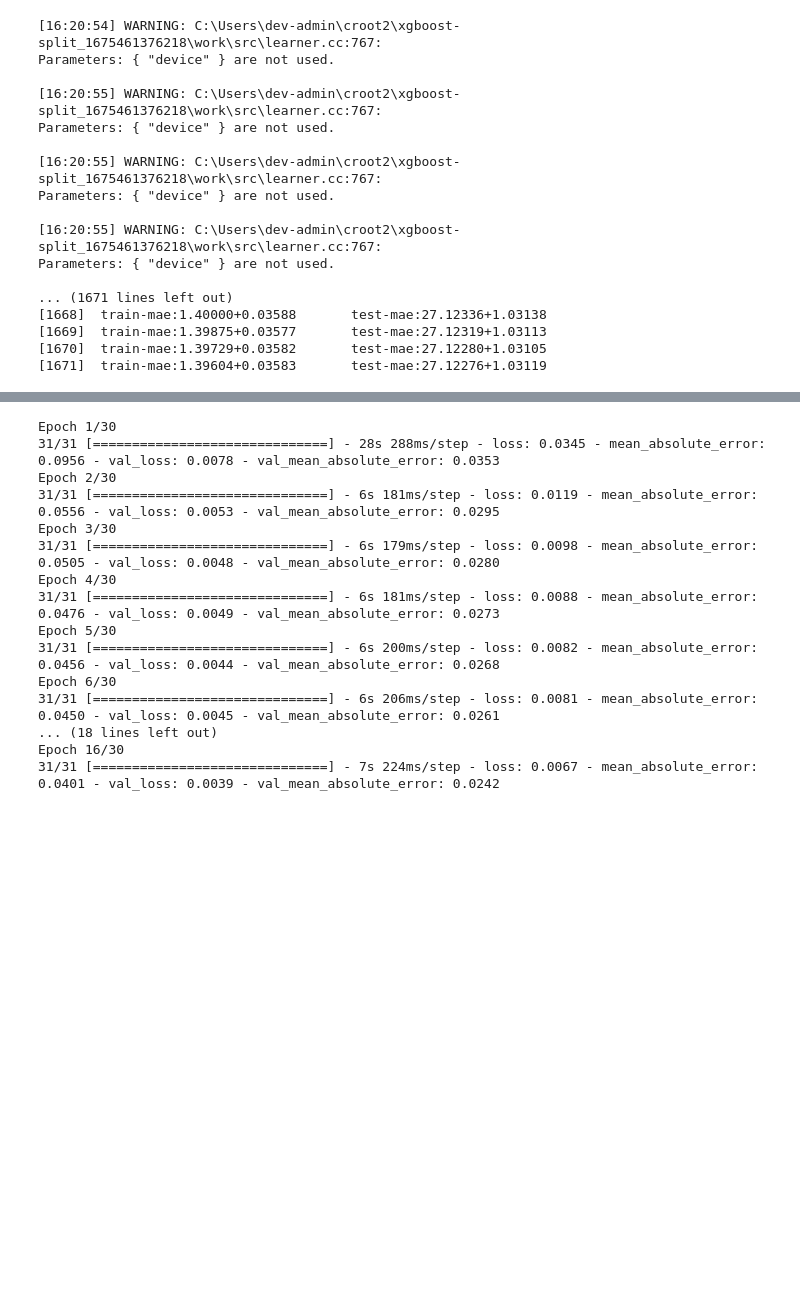
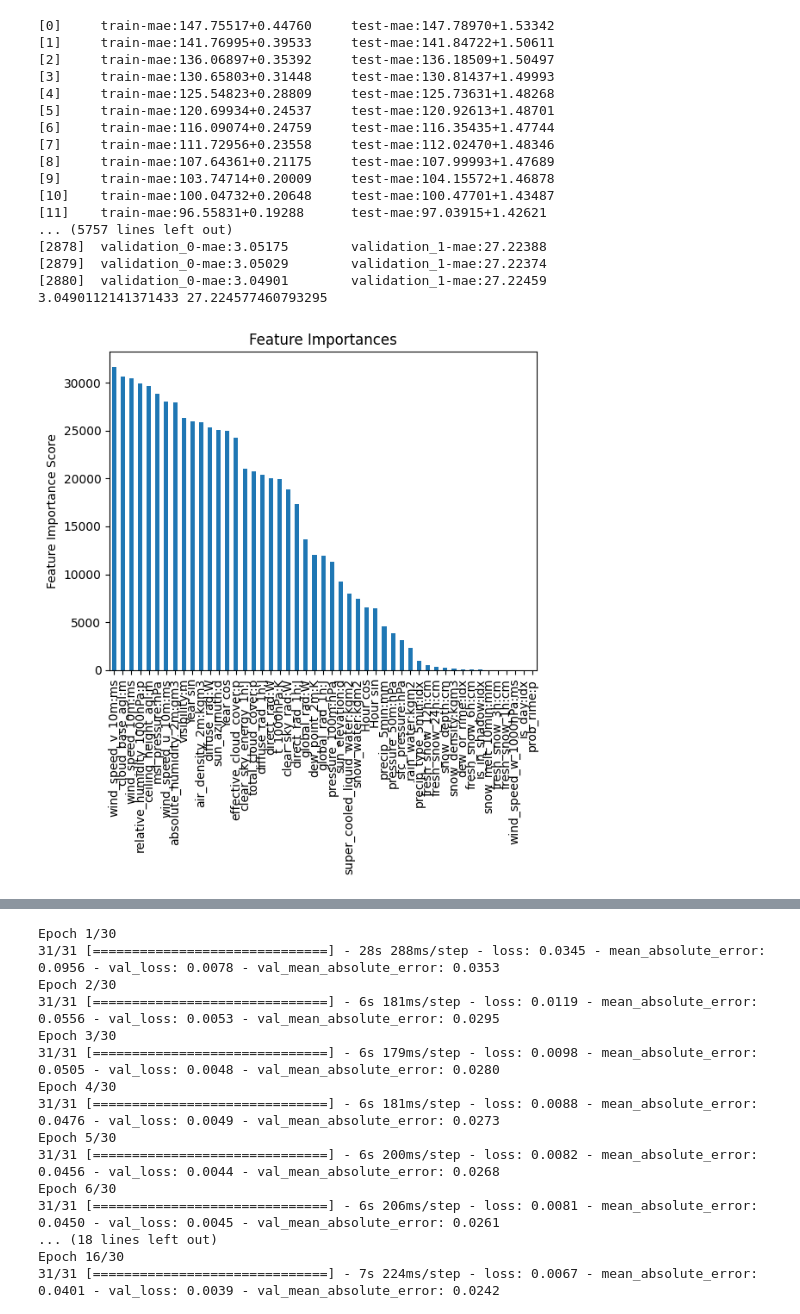
Before and after one commit to MartinSkatvedt/TDT4173-Machine-Learning, a Jupyter notebook: read_files.ipynb, the cells around one changed output, grey strips where cells are left out. Cells and saved outputs as stored; diff of their text form; code cells hidden in the pictures; blank space fills up the shorter version.

```diff
--- a/read_files.ipynb
+++ b/read_files.ipynb
@@ -447,41 +123,37 @@ Parameters: { "device" } are not used.
 # %%
 model_b = xgb.XGBRegressor(
  device='cuda',
  learning_rate =0.05,
- n_estimators=5000,
- max_depth=16,
+ n_estimators=2880,
+ max_depth=10,
  min_child_weight=2,
- gamma=3.309632666805953,
- subsample=0.8177536022441664,
- colsample_bytree=0.6767617483945245,
- nthread=4,
+ gamma=6.9462927163070525,
+ subsample=0.5425452253269976,
+ colsample_bytree=0.8615770908405836,
  seed=42,
  eval_metric= 'mae',
  booster='gbtree',
- reg_alpha = 31.870983793041283,
- reg_lambda = 138.25985539261455,
+ reg_alpha = 39.56391755892025,
+ reg_lambda = 165.13746485969003,
 )
-#8.933181046173328 31.268779511543418 n= 500
 
-#{'colsample_bytree': 0.6767617483945245, 'gamma': 3.309632666805953, 'max_depth': 16.0, 'min_child_weight': 2.0,
-#'reg_alpha': 31.870983793041283, 'reg_lambda': 138.25985539261455, 'subsample': 0.8177536022441664}
-
-modelfit(model_b, train_data_b, train_b_y, val_data_b, val_b_y, useTrainCV = True)
+modelfit(model_b, data.B.train_x, data.B.train_y, data.B.val_x, data.B.val_y, useTrainCV = False)
 # %% [output]
-[16:20:54] WARNING: C:\Users\dev-admin\croot2\xgboost-split_1675461376218\work\src\learner.cc:767:
-Parameters: { "device" } are not used.
-
-[16:20:55] WARNING: C:\Users\dev-admin\croot2\xgboost-split_1675461376218\work\src\learner.cc:767:
-Parameters: { "device" } are not used.
-
-[16:20:55] WARNING: C:\Users\dev-admin\croot2\xgboost-split_1675461376218\work\src\learner.cc:767:
-Parameters: { "device" } are not used.
-
-[16:20:55] WARNING: C:\Users\dev-admin\croot2\xgboost-split_1675461376218\work\src\learner.cc:767:
-Parameters: { "device" } are not used.
-
-... (1671 lines left out)
-[1668]  train-mae:1.40000+0.03588       test-mae:27.12336+1.03138
-[1669]  train-mae:1.39875+0.03577       test-mae:27.12319+1.03113
-[1670]  train-mae:1.39729+0.03582       test-mae:27.12280+1.03105
-[1671]  train-mae:1.39604+0.03583       test-mae:27.12276+1.03119
+[0]     train-mae:147.75517+0.44760     test-mae:147.78970+1.53342
+[1]     train-mae:141.76995+0.39533     test-mae:141.84722+1.50611
+[2]     train-mae:136.06897+0.35392     test-mae:136.18509+1.50497
+[3]     train-mae:130.65803+0.31448     test-mae:130.81437+1.49993
+[4]     train-mae:125.54823+0.28809     test-mae:125.73631+1.48268
+[5]     train-mae:120.69934+0.24537     test-mae:120.92613+1.48701
+[6]     train-mae:116.09074+0.24759     test-mae:116.35435+1.47744
+[7]     train-mae:111.72956+0.23558     test-mae:112.02470+1.48346
+[8]     train-mae:107.64361+0.21175     test-mae:107.99993+1.47689
+[9]     train-mae:103.74714+0.20009     test-mae:104.15572+1.46878
+[10]    train-mae:100.04732+0.20648     test-mae:100.47701+1.43487
+[11]    train-mae:96.55831+0.19288      test-mae:97.03915+1.42621
+... (5757 lines left out)
+[2878]  validation_0-mae:3.05175        validation_1-mae:27.22388
+[2879]  validation_0-mae:3.05029        validation_1-mae:27.22374
+[2880]  validation_0-mae:3.04901        validation_1-mae:27.22459
+3.0490112141371433 27.224577460793295
+[figure, added]
```
Also changed, not shown: parts of 42 cells of this notebook, 5 other files.
